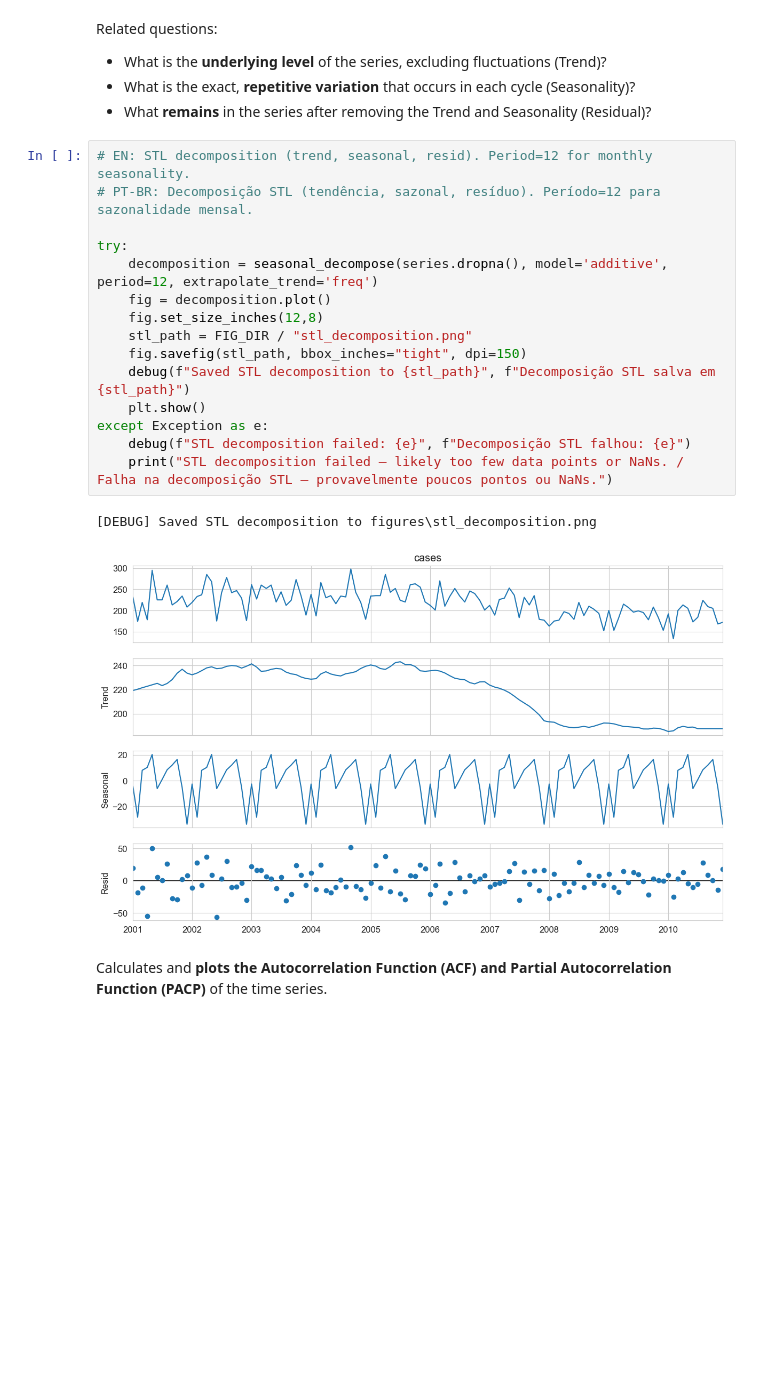
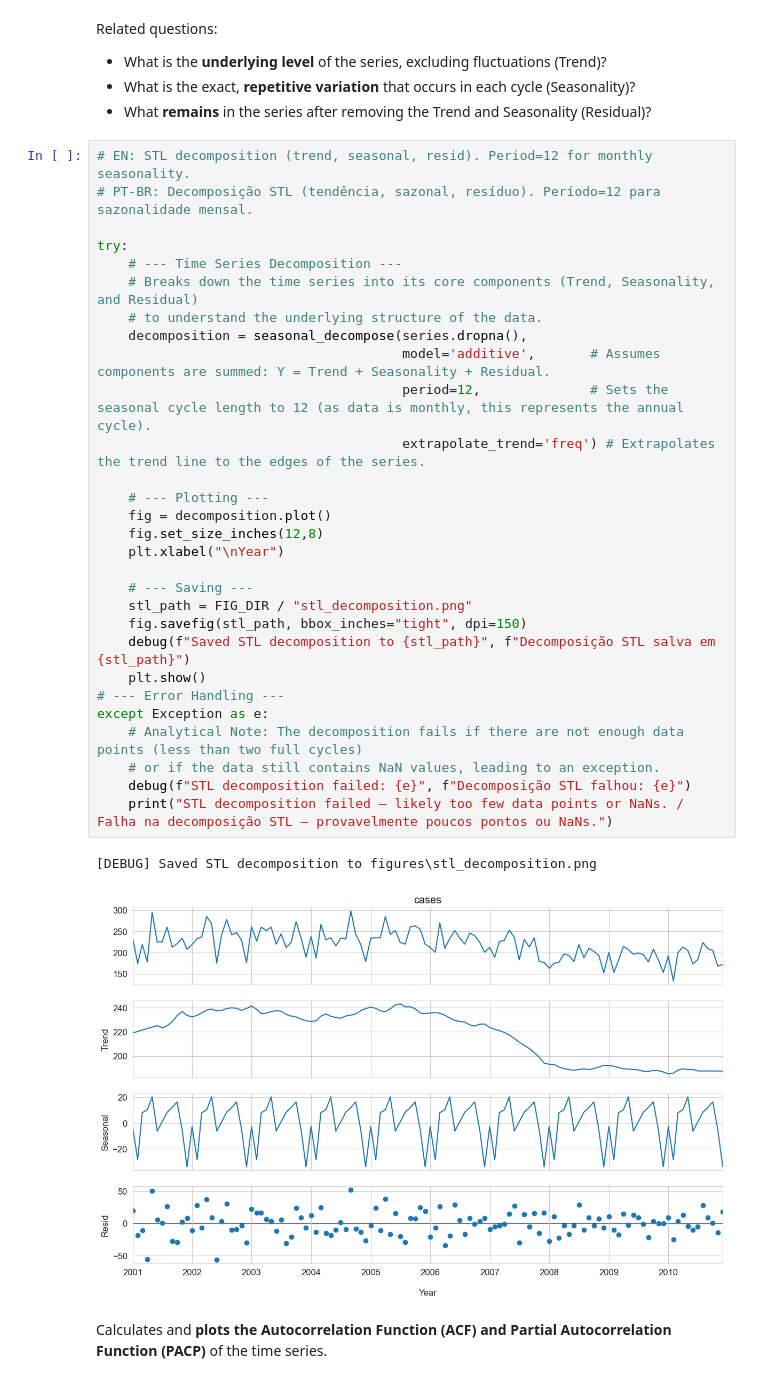
Before and after one commit to ioannisbaptista/IC2011---TB-MA, a Jupyter notebook: Exploratory Data Analysis.ipynb, the cells around one changed output. Drawn from its saved outputs; the diff is of its cells as text; blank space fills up the shorter version.

```diff
--- a/Exploratory Data Analysis.ipynb
+++ b/Exploratory Data Analysis.ipynb
@@ -295,21 +402,35 @@ Related questions:
 # %%
 # EN: STL decomposition (trend, seasonal, resid). Period=12 for monthly seasonality.
 # PT-BR: Decomposição STL (tendência, sazonal, resíduo). Período=12 para sazonalidade mensal.
 
 try:
-    decomposition = seasonal_decompose(series.dropna(), model='additive', period=12, extrapolate_trend='freq')
+    # --- Time Series Decomposition ---
+    # Breaks down the time series into its core components (Trend, Seasonality, and Residual)
+    # to understand the underlying structure of the data.
+    decomposition = seasonal_decompose(series.dropna(),
+                                       model='additive',       # Assumes components are summed: Y = Trend + Seasonality + Residual.
+                                       period=12,              # Sets the seasonal cycle length to 12 (as data is monthly, this represents the annual cycle).
+                                       extrapolate_trend='freq') # Extrapolates the trend line to the edges of the series.
+
+    # --- Plotting ---
     fig = decomposition.plot()
     fig.set_size_inches(12,8)
+    plt.xlabel("\nYear")
+
+    # --- Saving ---
     stl_path = FIG_DIR / "stl_decomposition.png"
     fig.savefig(stl_path, bbox_inches="tight", dpi=150)
     debug(f"Saved STL decomposition to {stl_path}", f"Decomposição STL salva em {stl_path}")
     plt.show()
+# --- Error Handling ---
 except Exception as e:
+    # Analytical Note: The decomposition fails if there are not enough data points (less than two full cycles)
+    # or if the data still contains NaN values, leading to an exception.
     debug(f"STL decomposition failed: {e}", f"Decomposição STL falhou: {e}")
     print("STL decomposition failed — likely too few data points or NaNs. / Falha na decomposição STL — provavelmente poucos pontos ou NaNs.")
 # %% [output]
 [DEBUG] Saved STL decomposition to figures\stl_decomposition.png
-[figure, old version]
+[figure, new version]
 # %% [markdown]
 Calculates and **plots the Autocorrelation Function (ACF) and Partial Autocorrelation Function (PACP)** of the time series.
 # %% [markdown]
```
Also changed, not shown: parts of 10 cells of this notebook, 11 other files.
